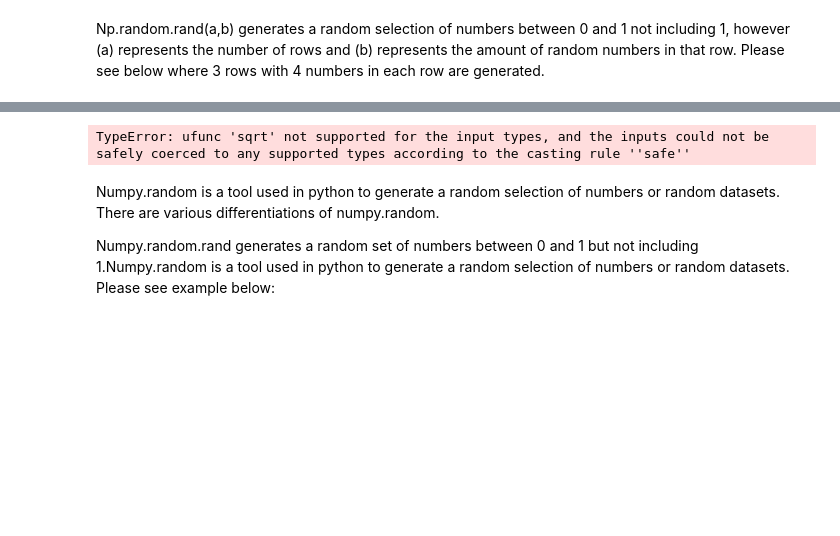
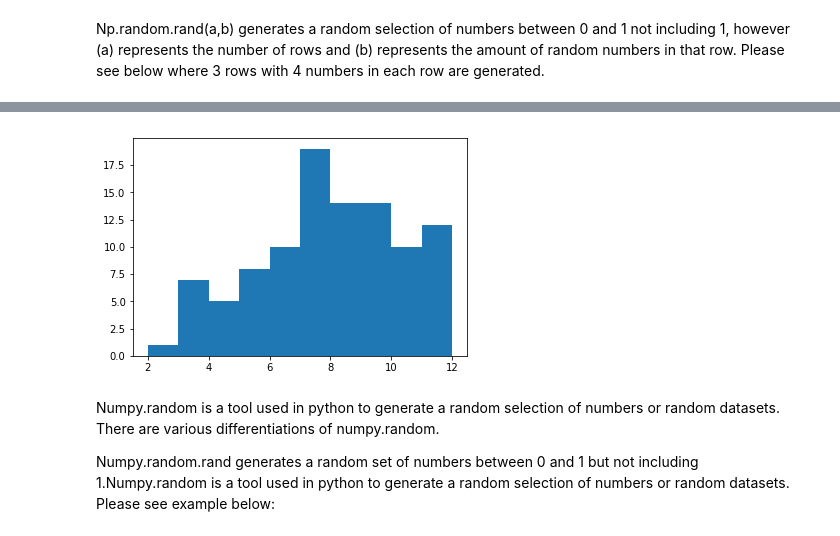
Before and after one commit to nualagallagher/programing-for-data-analysis, a Jupyter notebook: programming assignment.ipynb, the cells around one changed output, grey strips where cells are left out. Drawn from its saved outputs; the diff is of its cells as text; code cells hidden in the pictures; blank space fills up the shorter version.

Commit message:
Add files via upload
An example of random_jntegers functions being used and the type of data it generates,

```diff
--- a/programming assignment.ipynb
+++ b/programming assignment.ipynb
@@ -37,12 +41,16 @@ np.random.rand(3, 4)
-# %%
-a = 25
-x = np.random.rand(a)
-y = np.random.rand(a)
-
-plt.scatter(x, y, 'b.')
-plt.show()
-# %% [output]
-TypeError: ufunc 'sqrt' not supported for the input types, and the inputs could not be safely coerced to any supported types according to the casting rule ''safe''
+# %%
+#To generate a random histogram using random_intergers
+#lto determine the values on the x and y axis
+
+a = np.random.random_integers(1, 6, 100)
+b = np.random.random_integers(1, 6, 100)
+sums = a + b
+import matplotlib.pyplot as plt
+#plot the graph
+plt.hist(sums)
+plt.show()
+# %% [output]
+[figure, added]
 # %%
 np.random.randn(29)
 # %% [markdown]
```
Also changed, not shown: parts of 5 cells of this notebook.
